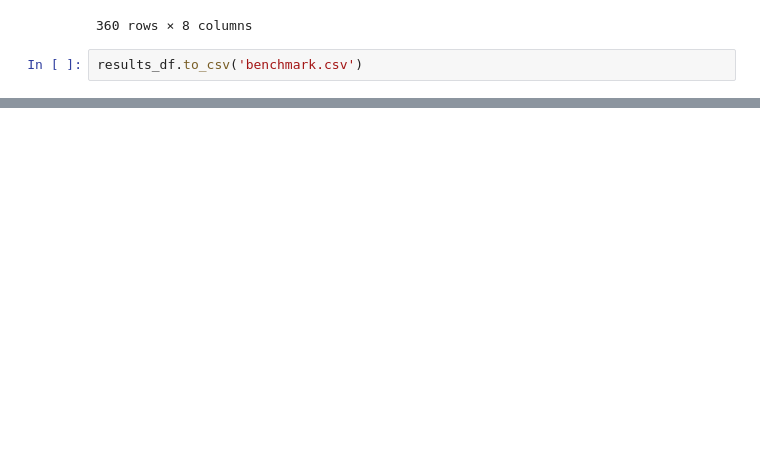
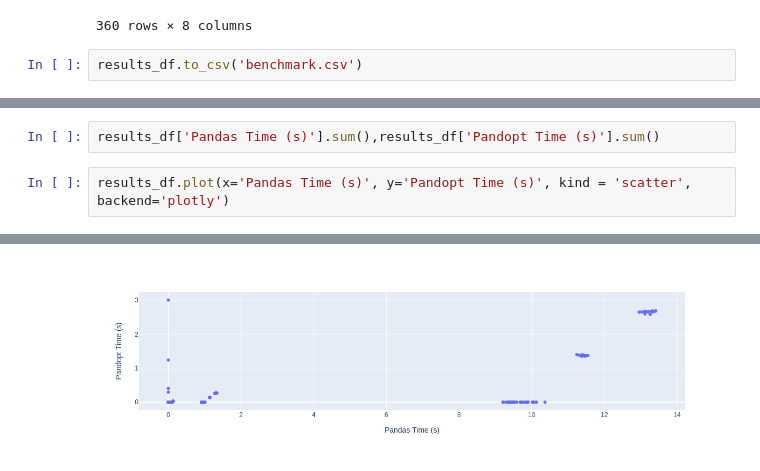
Before and after one commit to remigenet/pandopt, a Jupyter notebook: apply_benchmarks.ipynb, the cells around one changed output, grey strips where cells are left out. Drawn from its saved outputs; the diff is of its cells as text; blank space fills up the shorter version.

```diff
--- a/apply_benchmarks.ipynb
+++ b/apply_benchmarks.ipynb
@@ -304,0 +241,5 @@ results_df.to_csv('benchmark.csv')
+# %%
+results_df['Pandas Time (s)'].sum(),results_df['Pandopt Time (s)'].sum()
+# %%
+results_df.plot(x='Pandas Time (s)', y='Pandopt Time (s)', kind = 'scatter', backend='plotly')
+# %% [output]
@@ -304,0 +247 @@ results_df.to_csv('benchmark.csv')
+[figure, added]
```
Also changed, not shown: parts of 6 cells of this notebook, 6 other files.
